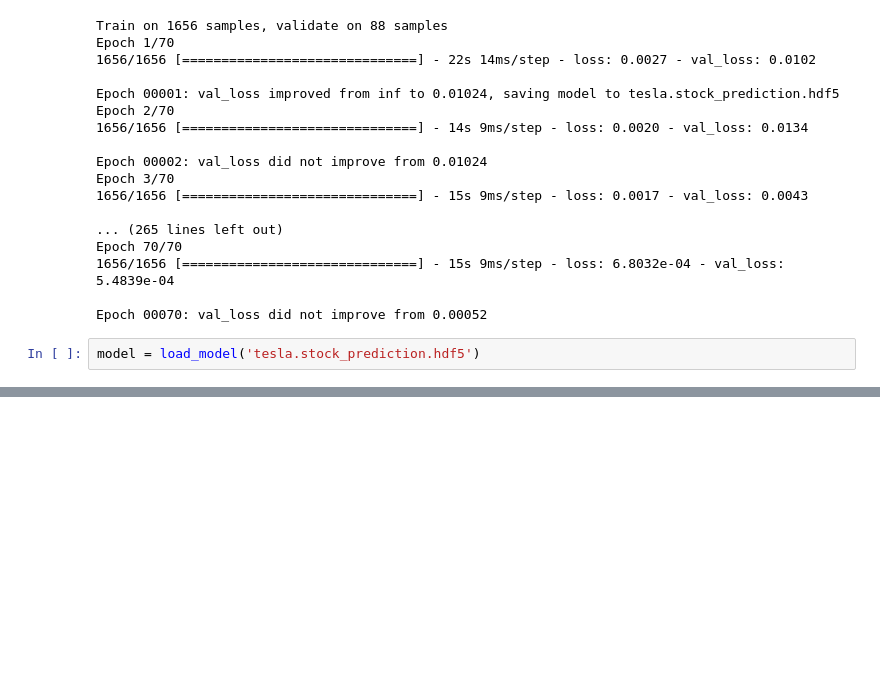
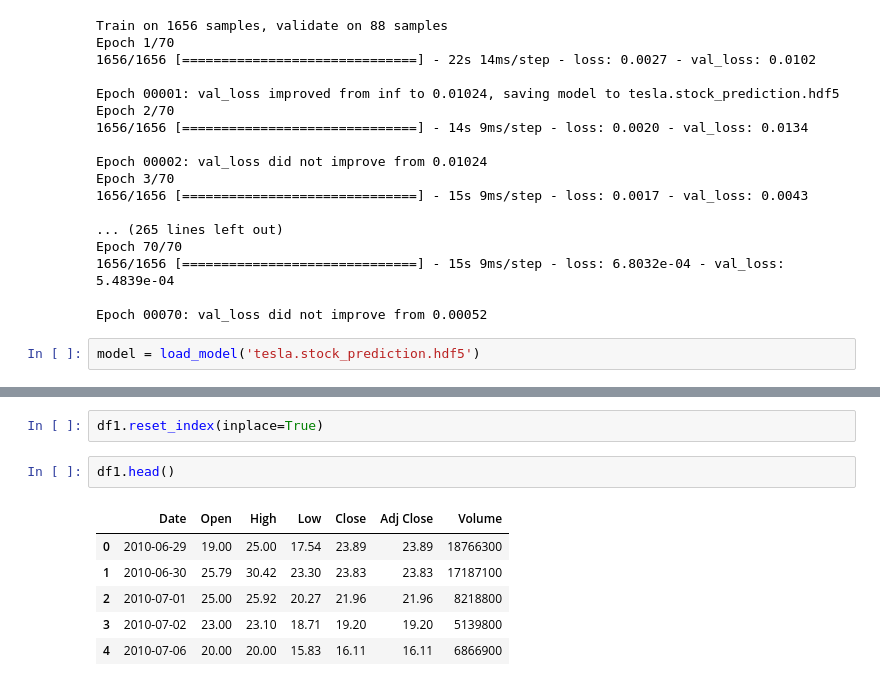
Before and after one commit to shubham-kothari/Stock-Price-Prediction-TSLA-using-LSTM, a Jupyter notebook: Stock Price Prediction - TSLA.ipynb, the cells around one changed output, grey strips where cells are left out. Drawn from its saved outputs; the diff is of its cells as text; blank space fills up the shorter version.

```diff
--- a/Stock Price Prediction - TSLA.ipynb
+++ b/Stock Price Prediction - TSLA.ipynb
@@ -233,0 +258,11 @@ model = load_model('tesla.stock_prediction.hdf5')
+# %%
+df1.reset_index(inplace=True)
+# %%
+df1.head()
+# %% [output]
+|  | Date | Open | High | Low | Close | Adj Close | Volume |
+| 0 | 2010-06-29 | 19.00 | 25.00 | 17.54 | 23.89 | 23.89 | 18766300 |
+| 1 | 2010-06-30 | 25.79 | 30.42 | 23.30 | 23.83 | 23.83 | 17187100 |
+| 2 | 2010-07-01 | 25.00 | 25.92 | 20.27 | 21.96 | 21.96 | 8218800 |
+| 3 | 2010-07-02 | 23.00 | 23.10 | 18.71 | 19.20 | 19.20 | 5139800 |
+| 4 | 2010-07-06 | 20.00 | 20.00 | 15.83 | 16.11 | 16.11 | 6866900 |
```
Also changed, not shown: parts of 6 cells of this notebook.
